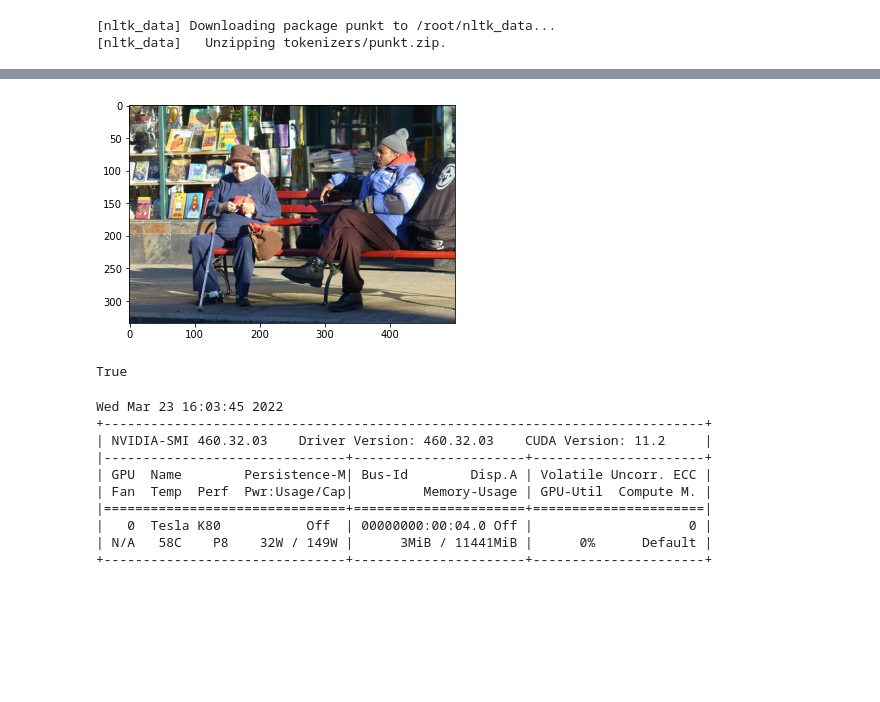
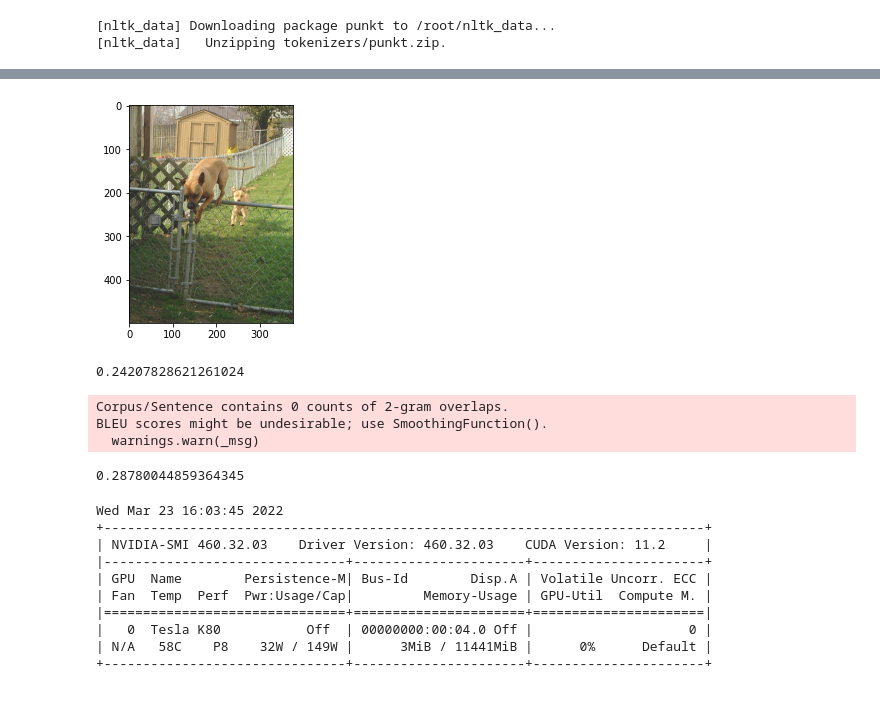
Before and after one commit to nvk681/MetaGen, a Jupyter notebook: metaGen.ipynb, the cells around one changed output, grey strips where cells are left out. Saved outputs shown, nothing was run; the diff lists cells and outputs as text; code cells hidden in the pictures; blank space fills up the shorter version.

Commit message:
BLEU for evaluation

```diff
--- a/metaGen.ipynb
+++ b/metaGen.ipynb
@@ -168,15 +167,63 @@ sample = ["270724499_107481c88f", "293879742_5fe0ffd894", "533713007_bf9f3e25b4"
 # %%
-im = plt.imread("test/324208502_674488bcea.jpg")
+im = plt.imread("test/293879742_5fe0ffd894.jpg")
 fig, ax = plt.subplots()
 im = ax.imshow(im)
 plt.show()
 # %% [output]
-[figure, old version]
+[figure, new version]
-# %%
-torch.cuda.is_available()
-torch.cuda
-# %% [output]
-True
+# %%
+#Score: 0.24207828621261024
+#Image: 270724499_107481c88f
+import nltk
+def convert(lst):
+    return ([i for item in lst for i in item.split()])
+
+hypothesis = ['a', 'brown', 'and', 'white', 'dog', 'is', 'running', 'through', 'a', 'field', 'of', 'grass', 'and', 'a', 'yellow', 'dog']
+input = [
+         "A dog with a blue ball running in a field",
+         "a small tan dog running on the grass with a ball in his mouth"
+         "Dog running towards camera with a ball in its mouth"
+         "small dog running in the grass with a toy in its mouth"
+         "The dog is running with a colorful ball",
+]
+
+reference = []
+for i in input:
+    reference.append(convert(i))
+
+#there may be several references
+BLEUscore = nltk.translate.bleu_score.sentence_bleu(reference, hypothesis)
+print(BLEUscore)
+# %% [output]
+0.24207828621261024
+Corpus/Sentence contains 0 counts of 2-gram overlaps.
+BLEU scores might be undesirable; use SmoothingFunction().
+  warnings.warn(_msg)
+# %%
+#Score: 0.28780044859364345
+#Image: 293879742_5fe0ffd894
+import nltk
+def convert(lst):
+    return ([i for item in lst for i in item.split()])
+
+hypothesis = convert("a dog with a muzzle jumps in the air")
+input = [
+         "A brown dog is jumping over a fence and another dog is chasing it",
+         "A brown dog jumps over a wire fence and another dog follows him",
+         "A dog jumping off a fence and another dog on the grass in the background",
+         "A dog jumping over a gate followed by another dog",
+         "A small tan dog is jumping over a chain linked fence"
+]
+
+reference = []
+for i in input:
+    reference.append(convert(i))
+
+#there may be several references
+BLEUscore = nltk.translate.bleu_score.sentence_bleu(reference, hypothesis)
+print(BLEUscore)
+# %% [output]
+0.28780044859364345
 # %%
 !nvidia-smi
 # %% [output]
```
Also changed, not shown: parts of 2 cells of this notebook.
